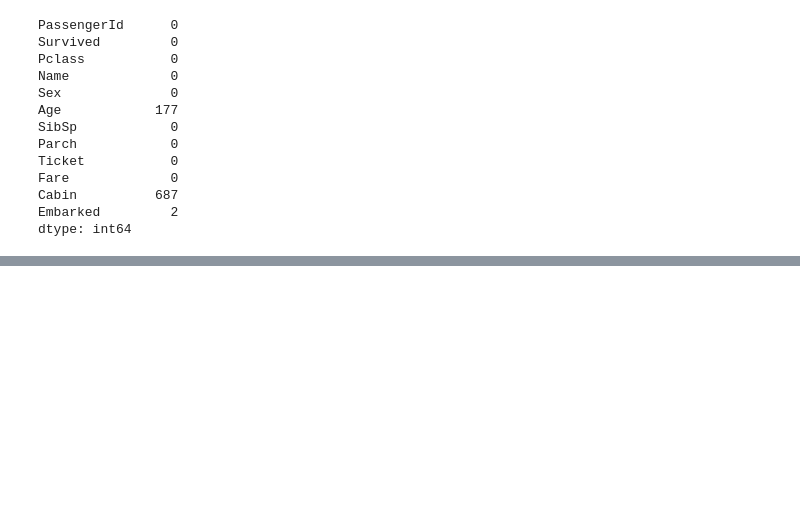
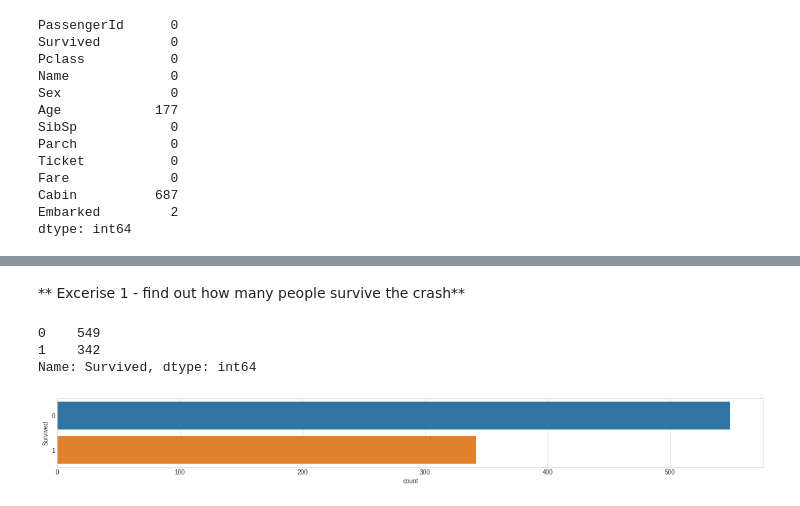
Before and after one commit to felstuff/BackToBasic, a Jupyter notebook: TitanicExplloratory.ipynb, the cells around one changed output, grey strips where cells are left out. Cells and saved outputs as stored; diff of their text form; code cells hidden in the pictures; blank space fills up the shorter version.

Commit message:
trying to understand the data

```diff
--- a/TitanicExplloratory.ipynb
+++ b/TitanicExplloratory.ipynb
@@ -158,0 +195,11 @@ dtype: int64
+# %% [markdown]
+** Excerise 1 - find out how many people survive the crash**
+# %%
+fig = plt.figure(figsize=(20,2)) #it's the size/ratio of the chart that's to be displayed; if you dont input anything they will give you defult
+sns.countplot(y='Survived', data=train)
+print (train.Survived.value_counts())
+# %% [output]
+0    549
+1    342
+Name: Survived, dtype: int64
+[figure, added]
```
Also changed, not shown: parts of 15 cells of this notebook.
